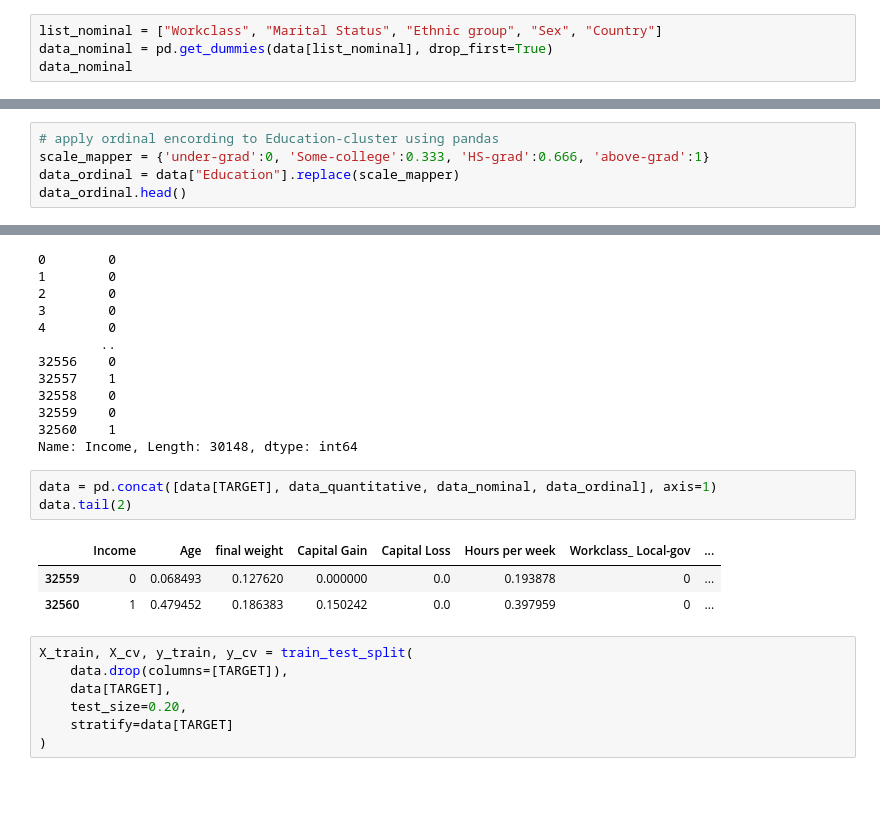
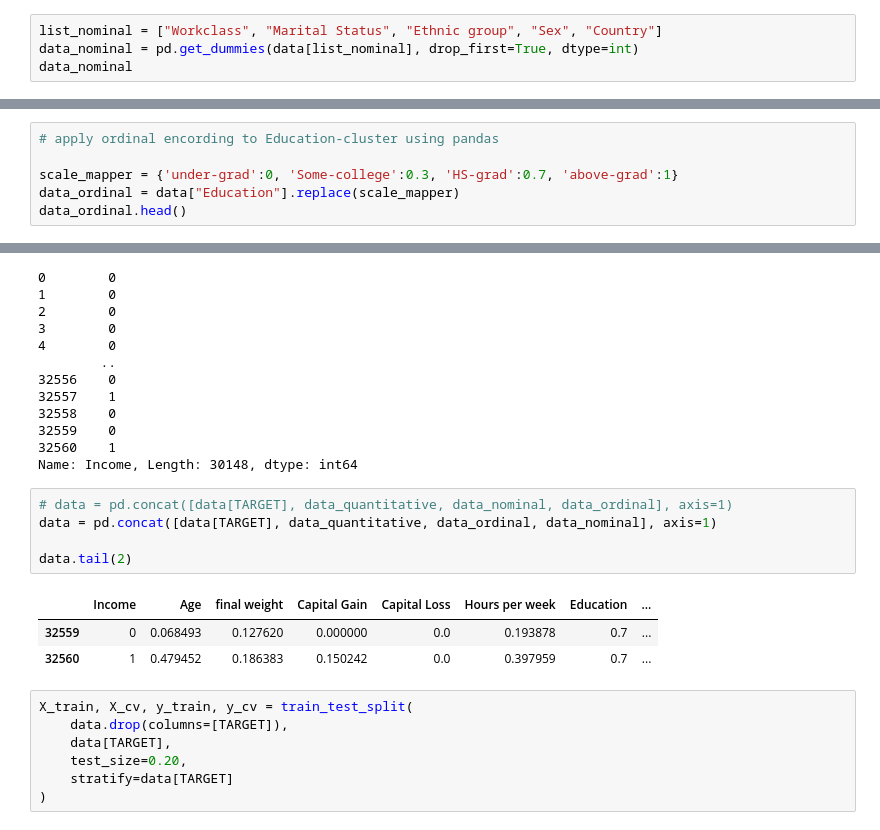
Before and after one commit to nadiia-duiunova/Adults_pet_project, a Jupyter notebook: RandomForestClassifier.ipynb, the cells around one changed output, grey strips where cells are left out. Cells and saved outputs as stored; diff of their text form; blank space fills up the shorter version.

```diff
--- a/RandomForestClassifier.ipynb
+++ b/RandomForestClassifier.ipynb
@@ -172,7 +180,7 @@ data_quantitative
 30148 rows × 5 columns
 # %%
 list_nominal = ["Workclass", "Marital Status", "Ethnic group", "Sex", "Country"]
-data_nominal = pd.get_dummies(data[list_nominal], drop_first=True)
+data_nominal = pd.get_dummies(data[list_nominal], drop_first=True, dtype=int)
 data_nominal
 # %% [output]
 |  | Workclass_ Local-gov | Workclass_ Private | Workclass_ Self-emp-inc | Workclass_ Self-emp-not-inc | ... |
@@ -190,7 +198,8 @@ data_nominal
 30148 rows × 12 columns
 # %%
 # apply ordinal encording to Education-cluster using pandas
-scale_mapper = {'under-grad':0, 'Some-college':0.333, 'HS-grad':0.666, 'above-grad':1}
+
+scale_mapper = {'under-grad':0, 'Some-college':0.3, 'HS-grad':0.7, 'above-grad':1}
 data_ordinal = data["Education"].replace(scale_mapper)
 data_ordinal.head()
 # %% [output]
@@ -217,12 +226,14 @@ data[TARGET]
 32560    1
 Name: Income, Length: 30148, dtype: int64
 # %%
-data = pd.concat([data[TARGET], data_quantitative, data_nominal, data_ordinal], axis=1)
+# data = pd.concat([data[TARGET], data_quantitative, data_nominal, data_ordinal], axis=1)
+data = pd.concat([data[TARGET], data_quantitative, data_ordinal, data_nominal], axis=1)
+
 data.tail(2)
 # %% [output]
-|  | Income | Age | final weight | Capital Gain | Capital Loss | Hours per week | Workclass_ Local-gov | ... |
-| 32559 | 0 | 0.068493 | 0.127620 | 0.000000 | 0.0 | 0.193878 | 0 | ... |
-| 32560 | 1 | 0.479452 | 0.186383 | 0.150242 | 0.0 | 0.397959 | 0 | ... |
+|  | Income | Age | final weight | Capital Gain | Capital Loss | Hours per week | Education | ... |
+| 32559 | 0 | 0.068493 | 0.127620 | 0.000000 | 0.0 | 0.193878 | 0.7 | ... |
+| 32560 | 1 | 0.479452 | 0.186383 | 0.150242 | 0.0 | 0.397959 | 0.7 | ... |
 # %%
 X_train, X_cv, y_train, y_cv = train_test_split(
     data.drop(columns=[TARGET]),
```
Also changed, not shown: parts of 17 cells of this notebook.
